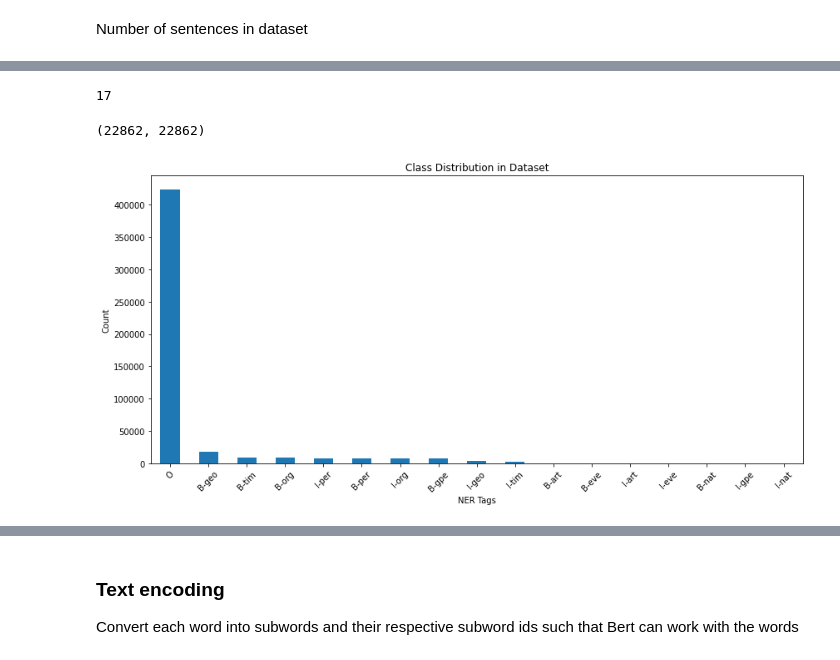
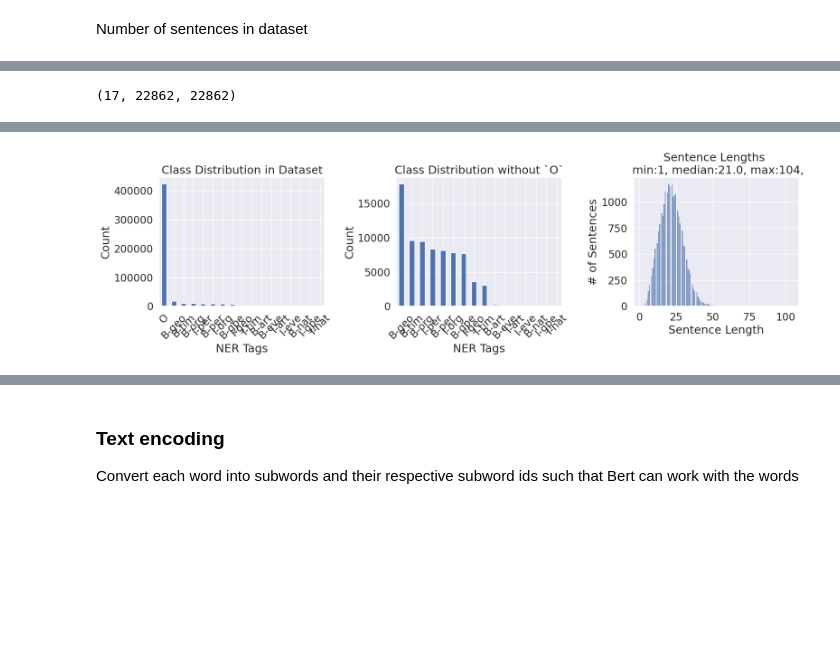
Before and after one commit to ioneliabuzatu/xund, a Jupyter notebook: train_model.ipynb, the cells around one changed output, grey strips where cells are left out. Drawn from its saved outputs; the diff is of its cells as text; code cells hidden in the pictures; blank space fills up the shorter version.

```diff
--- a/train_model.ipynb
+++ b/train_model.ipynb
@@ -22,2 +296,6 @@ Load text dataset with entity tags
 # %%
-dataset = pd.read_csv("ner.csv")
+dataset = load_data("ner.csv")
+
+sentences, targets = get_sentences_and_labels(dataset)
+
+dataset.head()
@@ -24,8 +308,0 @@ dataset = pd.read_csv("ner.csv")
-# %%
-dataset["Sentence #"] = dataset["Sentence #"].fillna(method='ffill')
-sentences, targets = [], []
-for sent_i, x in dataset.groupby("Sentence #"):
-    words = x["Word"].tolist()
-    tags = x["Tag"].tolist()
-    sentences.append(words)
-    targets.append(tags)
@@ -55,21 +313,41 @@ Name: Tag, dtype: int64
 # %%
-dataset.Tag.nunique()
+dataset.Tag.nunique(), len(sentences), len(targets)
 # %% [output]
-17
+(17, 22862, 22862)
-# %%
-len(sentences), len(targets)
-# %% [output]
-(22862, 22862)
-# %%
-tag_counts = dataset['Tag'].value_counts()
-
-plt.figure(figsize=(12, 6))
-tag_counts.plot(kind='bar')
-plt.title('Class Distribution in Dataset')
-plt.xlabel('NER Tags')
-plt.ylabel('Count')
-plt.xticks(rotation=45)
-plt.tight_layout()
-plt.show()
-# %% [output]
-[figure, removed]
+# %%
+tag_counts = dataset['Tag'].value_counts()
+lengths = [len(i) for i in sentences]
+
+# Set the style and size
+sns.set(style='darkgrid')
+sns.set(font_scale=1.5)
+plt.figure(figsize=(16, 5))
+
+# First subplot: classes distribution
+plt.subplot(1, 3, 1)
+tag_counts.plot(kind='bar')
+plt.title('Class Distribution in Dataset')
+plt.xlabel('NER Tags')
+plt.ylabel('Count')
+plt.xticks(rotation=45)
+plt.tight_layout()
+
+plt.subplot(1, 3, 2)
+tag_counts.drop('O').plot(kind='bar')
+# tag_counts.drop('O').plot(kind='pie', autopct='%1.1f%%', startangle=90, legend=False, figsize=(20, 8))
+plt.title('Class Distribution without `O`')
+plt.xlabel('NER Tags')
+plt.ylabel('Count')
+plt.xticks(rotation=45)
+plt.tight_layout()
+
+# Second subplot: to understand the best max_len_sentence in tokenizer
+plt.subplot(1, 3, 3)
+sns.histplot(lengths, kde=False)
+plt.xlabel('Sentence Length')
+plt.ylabel('# of Sentences')
+plt.title(f"Sentence Lengths \n min:{min(lengths)}, median:{np.median(lengths)}, max:{max(lengths)},")
+plt.tight_layout()
+
+plt.show()
+# %% [output]
@@ -75,0 +356 @@ plt.show()
+[figure, added]
```
Also changed, not shown: parts of 47 cells of this notebook.
